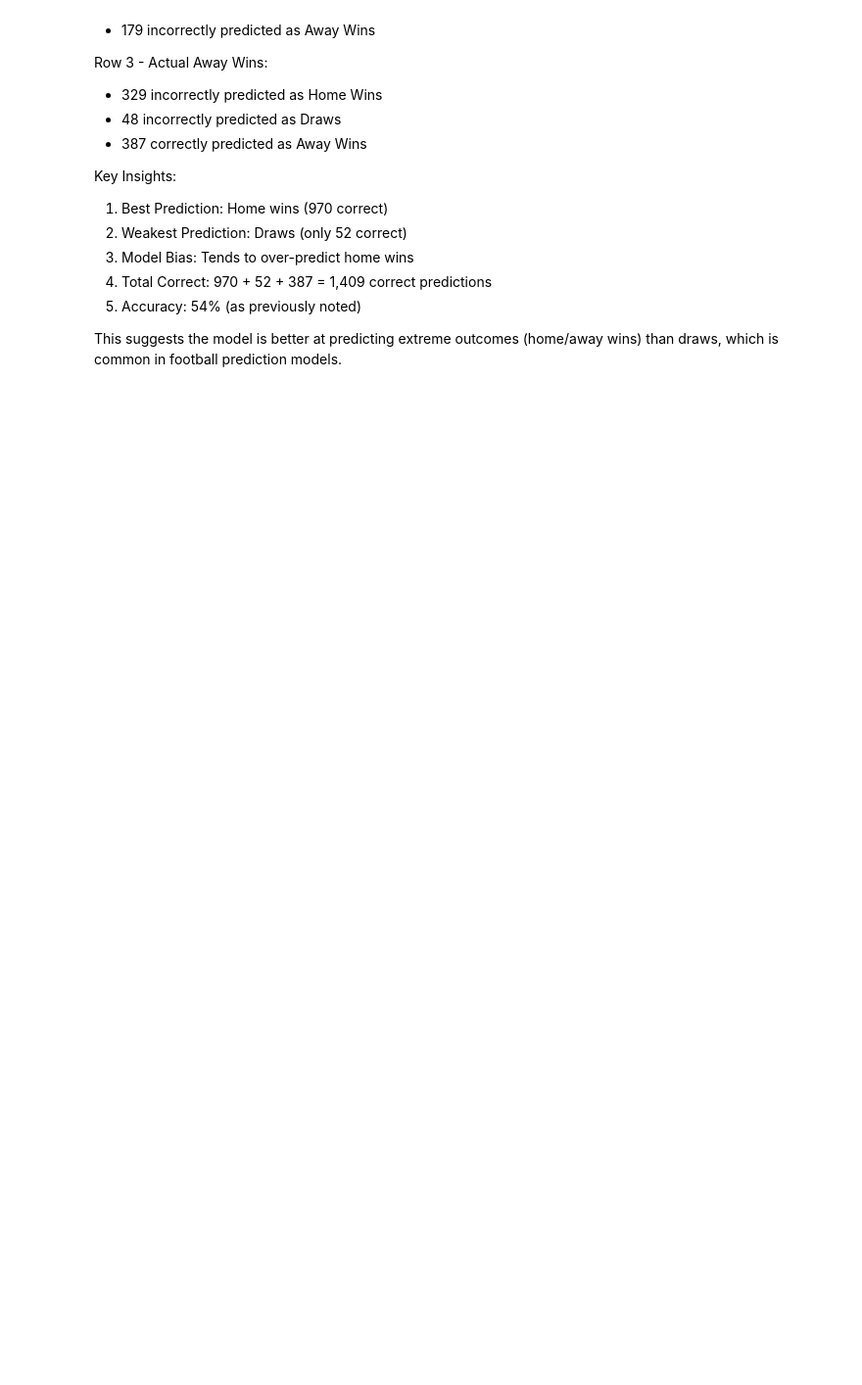
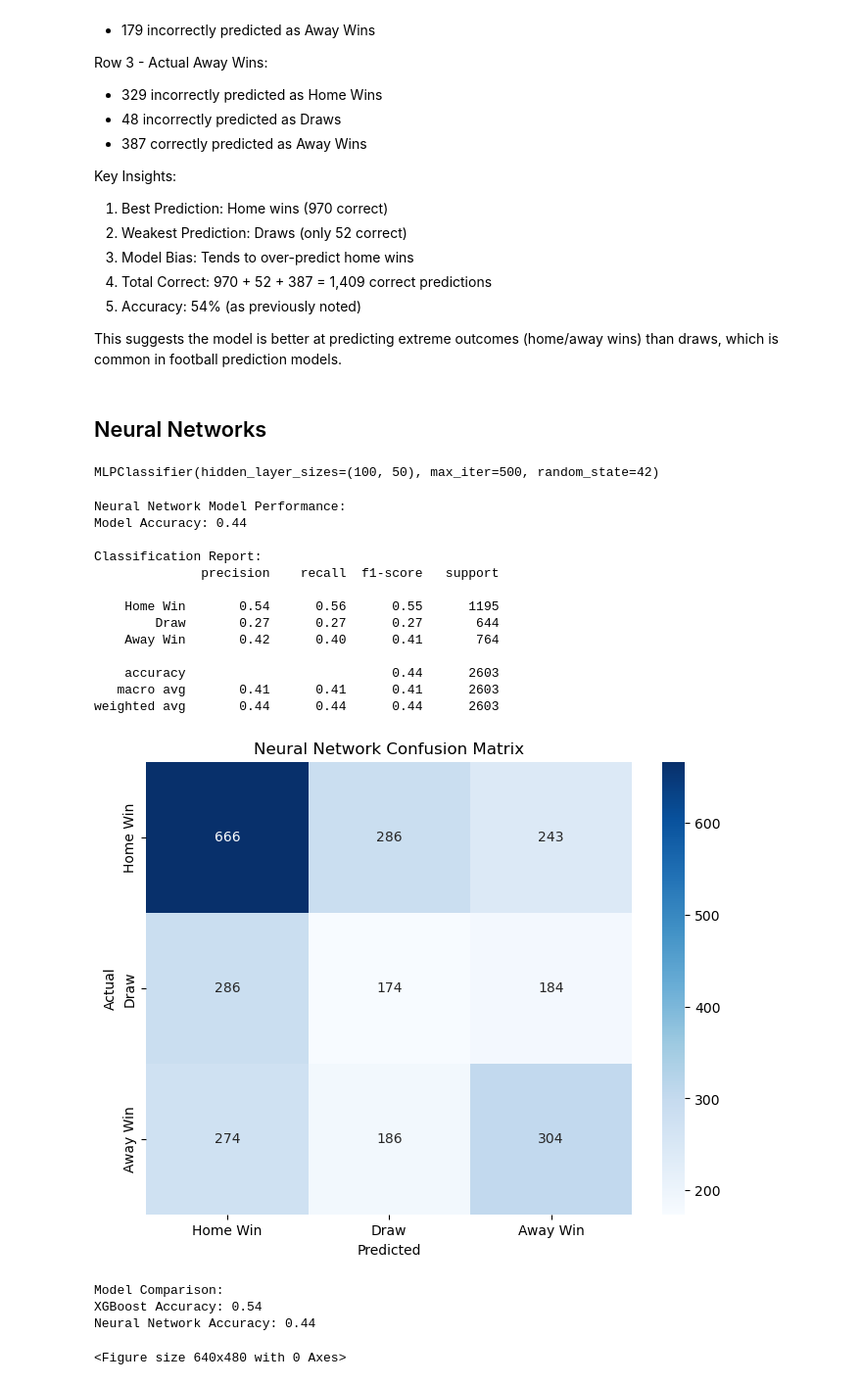
Before and after one commit to SirIan71/SIRIAN, a Jupyter notebook: odds_base_model.ipynb, the cells around one changed output. Shown: that part at 98% size. Saved outputs shown, nothing was run; the diff lists cells and outputs as text; code cells hidden in the pictures; blank space fills up the shorter version.

Commit message:
neral network and XGboost comparison

```diff
--- a/odds_base_model.ipynb
+++ b/odds_base_model.ipynb
@@ -441,3 +441,62 @@ Key Insights:
 5. Accuracy: 54% (as previously noted)
 
 This suggests the model is better at predicting extreme outcomes (home/away wins) than draws, which is common in football prediction models.
+# %% [markdown]
+## Neural Networks
+# %%
+# use neural networks as the method of training the model
+from sklearn.neural_network import MLPClassifier
+nn_model = MLPClassifier(
+    hidden_layer_sizes=(100, 50),  # Two hidden layers with 100 and 50 neurons
+    activation='relu',  # ReLU activation function
+    solver='adam',  # Adam optimizer
+    max_iter=500,  # Maximum number of iterations
+    random_state=42,  # For reproducibility
+)
+nn_model.fit(X_train, y_train)
+# %% [output]
+MLPClassifier(hidden_layer_sizes=(100, 50), max_iter=500, random_state=42)
+# %%
+# 1. Evaluate neural network model performance
+y_pred_nn = nn_model.predict(X_test)
+accuracy_nn = accuracy_score(y_test, y_pred_nn)
+print("\nNeural Network Model Performance:")
+print(f"Model Accuracy: {accuracy_nn:.2f}")
+print("\nClassification Report:")
+print(classification_report(y_test, y_pred_nn, target_names=['Home Win', 'Draw', 'Away Win']))
+
+# 2. Create confusion matrix for neural network
+conf_matrix_nn = confusion_matrix(y_test, y_pred_nn)
+plt.figure(figsize=(8, 6))
+sns.heatmap(conf_matrix_nn, annot=True, fmt='d', cmap='Blues',
+            xticklabels=['Home Win', 'Draw', 'Away Win'],
+            yticklabels=['Home Win', 'Draw', 'Away Win'])
+plt.title('Neural Network Confusion Matrix')
+plt.xlabel('Predicted')
+plt.ylabel('Actual')
+plt.show()
+plt.savefig('confusion_matrix_NN.png')
+
+# 3. Compare model performances
+print("\nModel Comparison:")
+print(f"XGBoost Accuracy: {accuracy:.2f}")
+print(f"Neural Network Accuracy: {accuracy_nn:.2f}")
+# %% [output]
+Neural Network Model Performance:
+Model Accuracy: 0.44
+
+Classification Report:
+              precision    recall  f1-score   support
+
+    Home Win       0.54      0.56      0.55      1195
+        Draw       0.27      0.27      0.27       644
+    Away Win       0.42      0.40      0.41       764
+
+    accuracy                           0.44      2603
+   macro avg       0.41      0.41      0.41      2603
+weighted avg       0.44      0.44      0.44      2603
+[figure, added]
+Model Comparison:
+XGBoost Accuracy: 0.54
+Neural Network Accuracy: 0.44
+<Figure size 640x480 with 0 Axes>
```
